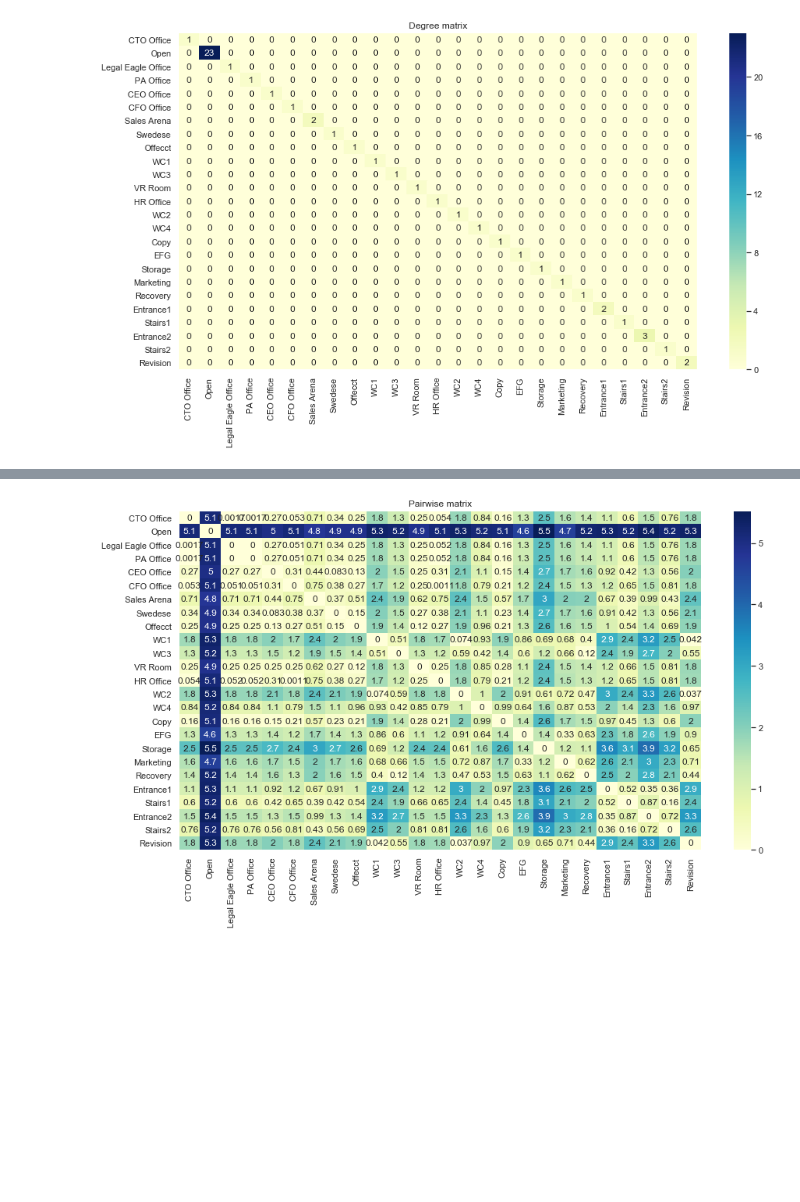
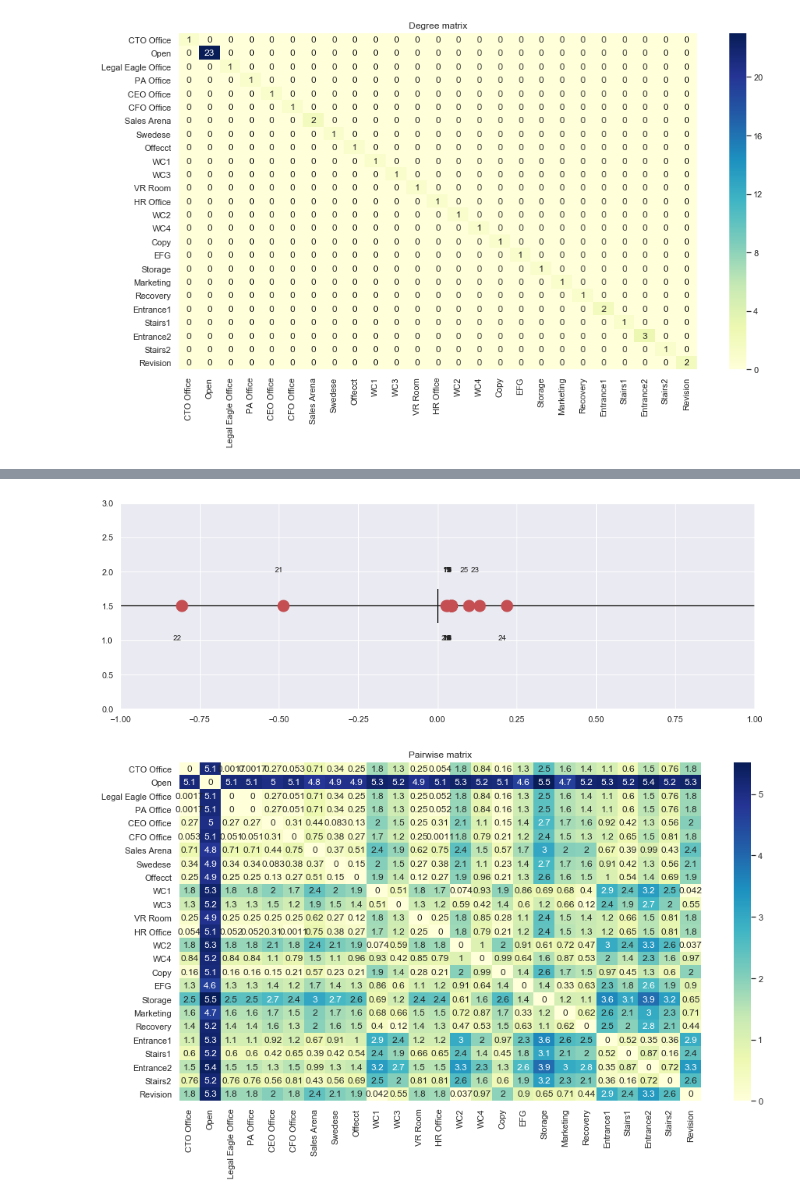
Before and after one commit to GAnagno/Social-Web, a Jupyter notebook: Spectral Map.ipynb, the cells around one changed output, grey strips where cells are left out. Saved outputs shown, nothing was run; the diff lists cells and outputs as text; code cells hidden in the pictures; blank space fills up the shorter version.

```diff
--- a/Spectral Map.ipynb
+++ b/Spectral Map.ipynb
@@ -399,3 +450,27 @@ sns.heatmap(D, cmap="YlGnBu", annot=True, xticklabels=G.nodes, yticklabels=G.nod
+# %%
+# set up figure
+fig = plt.figure(figsize=(15,5))
+ax = fig.add_subplot(111)
+ax.set_xlim(-1,1)
+ax.set_ylim(0,3)
+
+# draw lines
+xmin = -5
+xmax = 5
+y = 1.5
+height = 0.5
+
+plt.hlines(y, xmin, xmax)
+plt.vlines(0, y - height / 2., y + height / 2.)
+
+# use eigenvectors to map points to the line
+for index, px in enumerate(eigvecs.iloc[:,1]):
+    plt.plot(px, y, 'ro', ms = 15, mfc = 'r')
+    plt.text(px, y + 0.5*(-1)**index, str(index+1), horizontalalignment='right', size=10)
+
+plt.show();
+# %% [output]
+[figure, added]
 # %%
 X = np.array([list(G.node[key]['vector']) for key in list(my_pos.keys())])
 # %%
```
Also changed, not shown: parts of 26 cells of this notebook.
